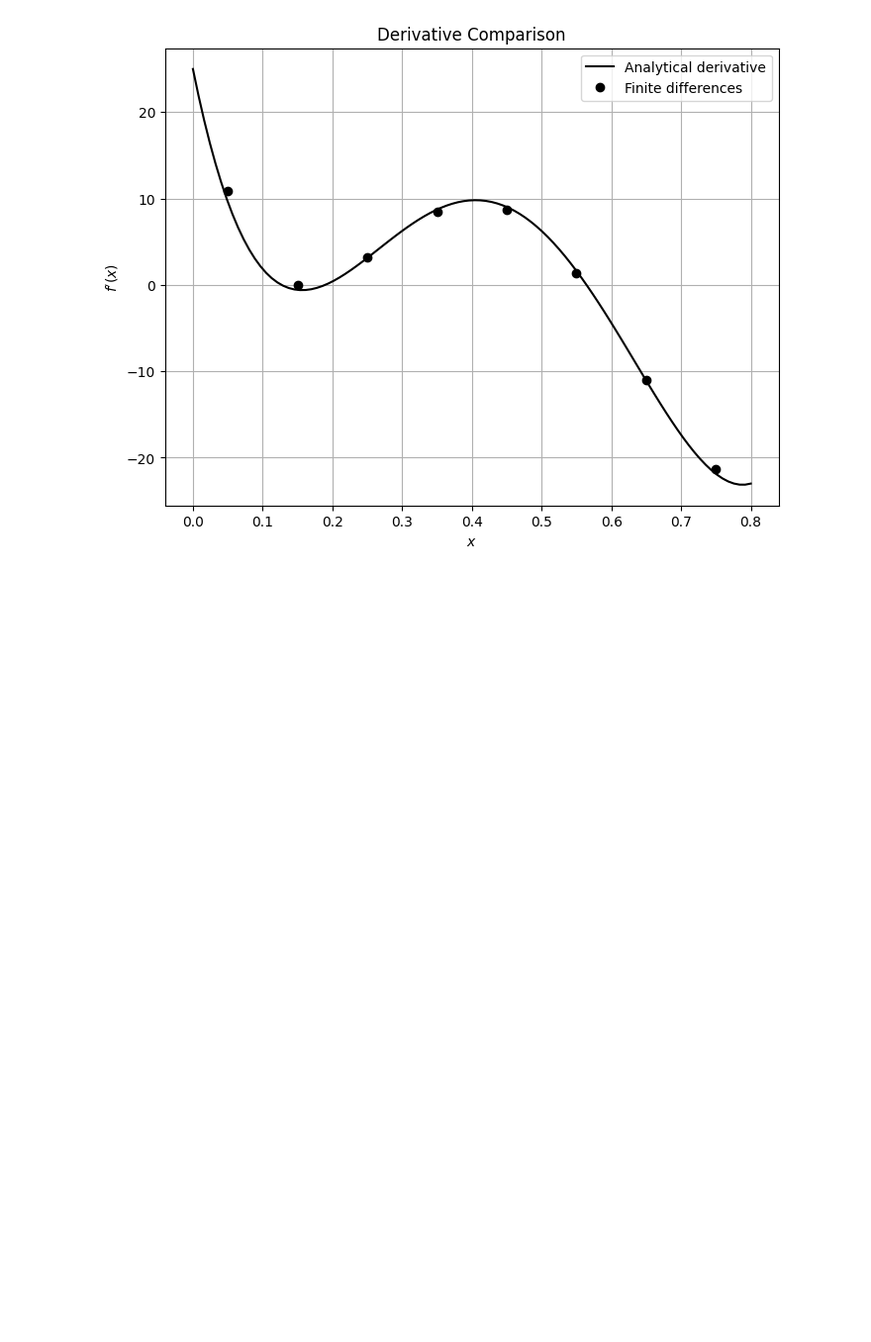
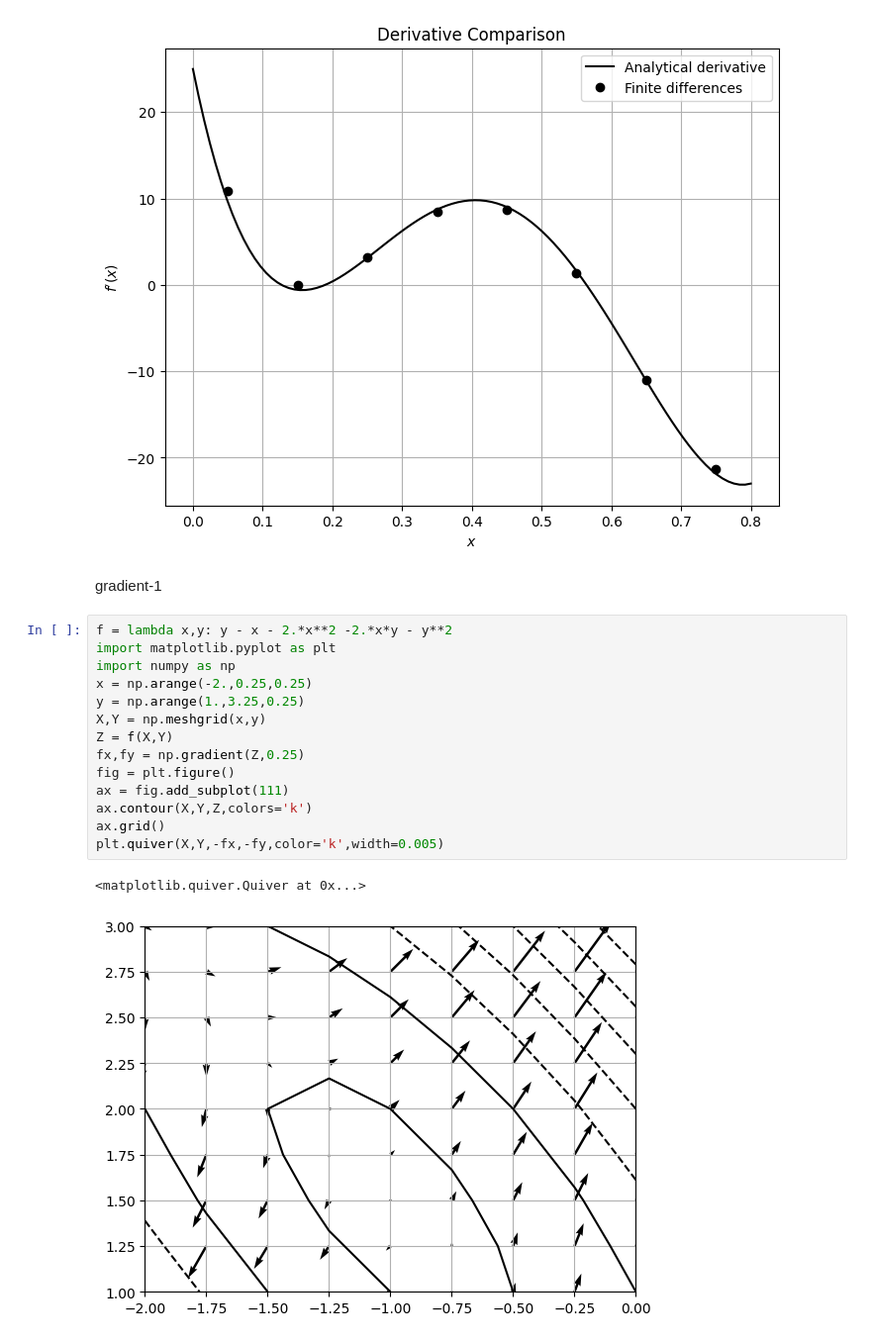
Before and after one commit to upwind1993/Numerical-Analysis, a Jupyter notebook: 21장/21장(수치미분).ipynb, the cells around one changed output. Shown at 99% size. Drawn from its saved outputs; the diff is of its cells as text; blank space fills up the shorter version.

```diff
--- a/21장/21장(수치미분).ipynb
+++ b/21장/21장(수치미분).ipynb
@@ -52,3 +52,22 @@ plt.show()
 [ 1.089e+01 -1.000e-02  3.190e+00  8.490e+00  8.690e+00  1.390e+00
  -1.101e+01 -2.131e+01]
 [figure]
+# %% [markdown]
+gradient-1
+# %%
+f = lambda x,y: y - x - 2.*x**2 -2.*x*y - y**2
+import matplotlib.pyplot as plt
+import numpy as np
+x = np.arange(-2.,0.25,0.25)
+y = np.arange(1.,3.25,0.25)
+X,Y = np.meshgrid(x,y)
+Z = f(X,Y)
+fx,fy = np.gradient(Z,0.25)
+fig = plt.figure()
+ax = fig.add_subplot(111)
+ax.contour(X,Y,Z,colors='k')
+ax.grid()
+plt.quiver(X,Y,-fx,-fy,color='k',width=0.005)
+# %% [output]
+<matplotlib.quiver.Quiver at 0x...>
+[figure, added]
```
